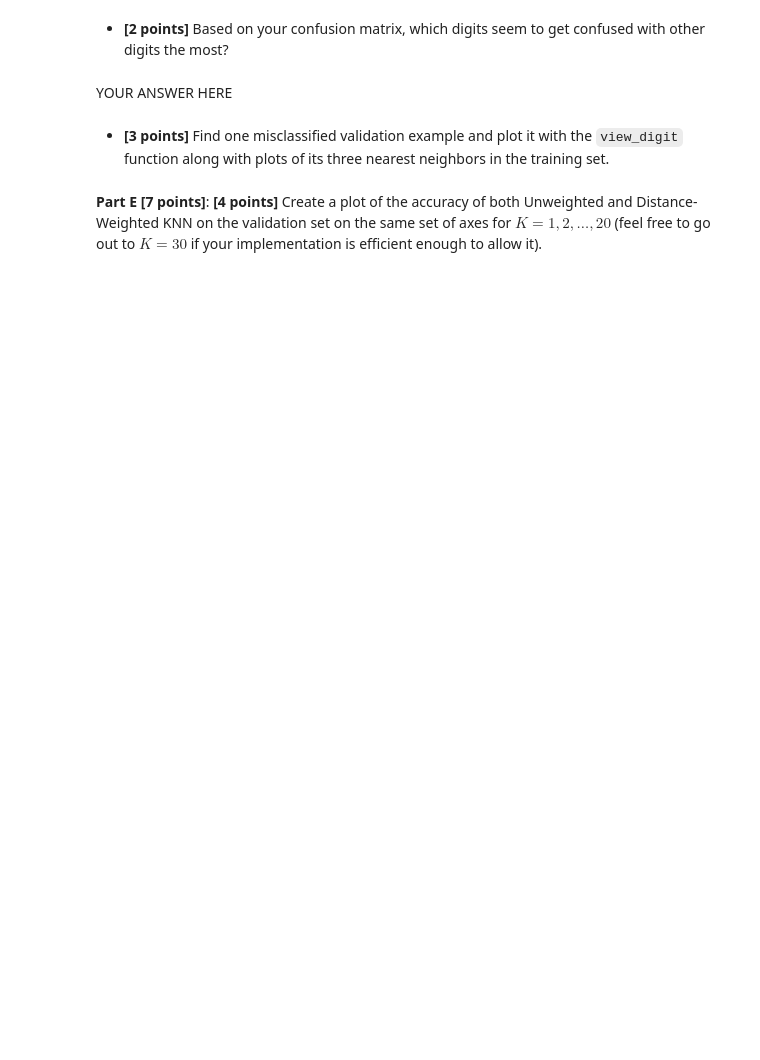
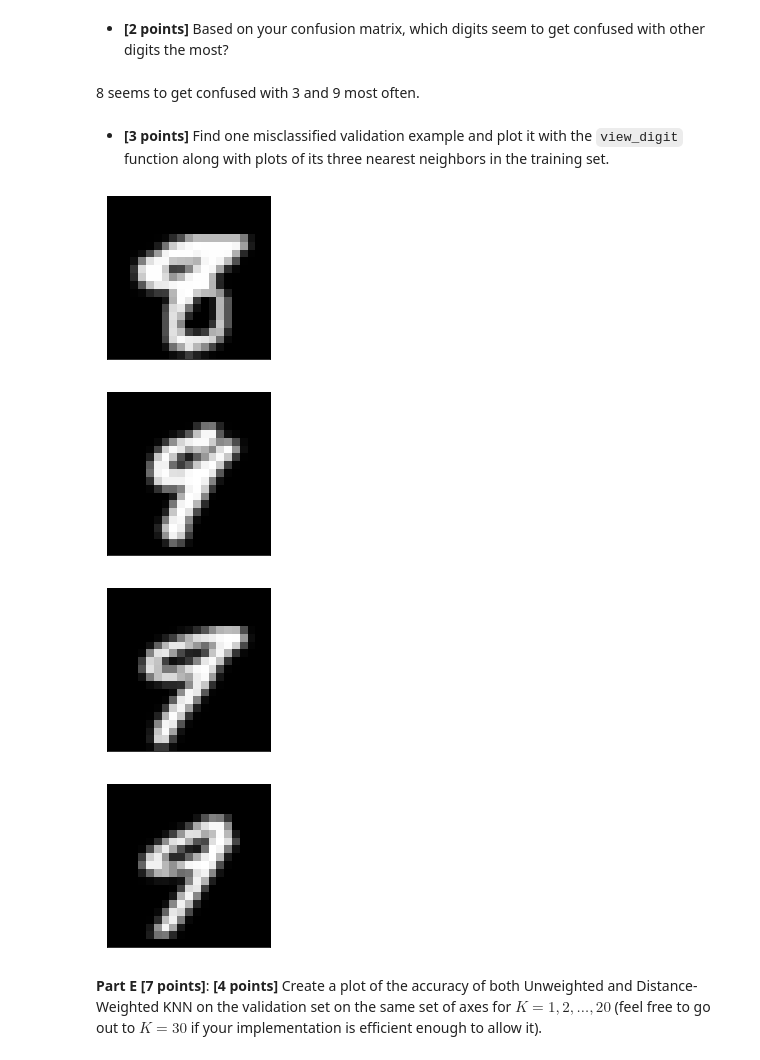
Before and after one commit to kaihvc/CSCI-4622-Machine-Learning-sp21, a Jupyter notebook: hmwks/hw1/hw1.ipynb, the cells around one changed output. Drawn from its saved outputs; the diff is of its cells as text; code cells hidden in the pictures; blank space fills up the shorter version.

```diff
--- a/hmwks/hw1/hw1.ipynb
+++ b/hmwks/hw1/hw1.ipynb
@@ -473,7 +617,7 @@ raise NotImplementedError()
 # %% [markdown]
 - **[2 points]** Based on your confusion matrix, which digits seem to get confused with other digits the most?
-# %% [markdown]
-YOUR ANSWER HERE
+# %% [markdown]
+8 seems to get confused with 3 and 9 most often.
 # %% [markdown]
 
 - **[3 points]** Find one misclassified validation example and plot it with the `view_digit` function along with plots of its three nearest neighbors in the training set.
@@ -483,3 +624,22 @@ raise NotImplementedError()
+# %%
+# YOUR CODE HERE
+misclass = False
+i = 0
+while(not misclass):
+    y_hat = knn.classify(X_valid[i])
+    if y_valid[i] != y_hat:
+        break
+    i += 1
+
+neighbors = knn.balltree.query(X_valid[i].reshape(1, -1), k=3, return_distance=False)
+view_digit(X_valid[i])
+for neighbor in neighbors[0]:
+    view_digit(X_train[neighbor])
+# %% [output]
+[figure, added]
+[figure, added]
+[figure, added]
+[figure, added]
 # %% [markdown]
 **Part E [7 points]**: **[4 points]** Create a plot of the accuracy of both Unweighted and Distance-Weighted KNN on the validation set on the same set of axes for $K=1, 2, \ldots, 20$ (feel free to go out to $K=30$ if your implementation is efficient enough to allow it).
 # %%
```
Also changed, not shown: parts of 30 cells of this notebook.
